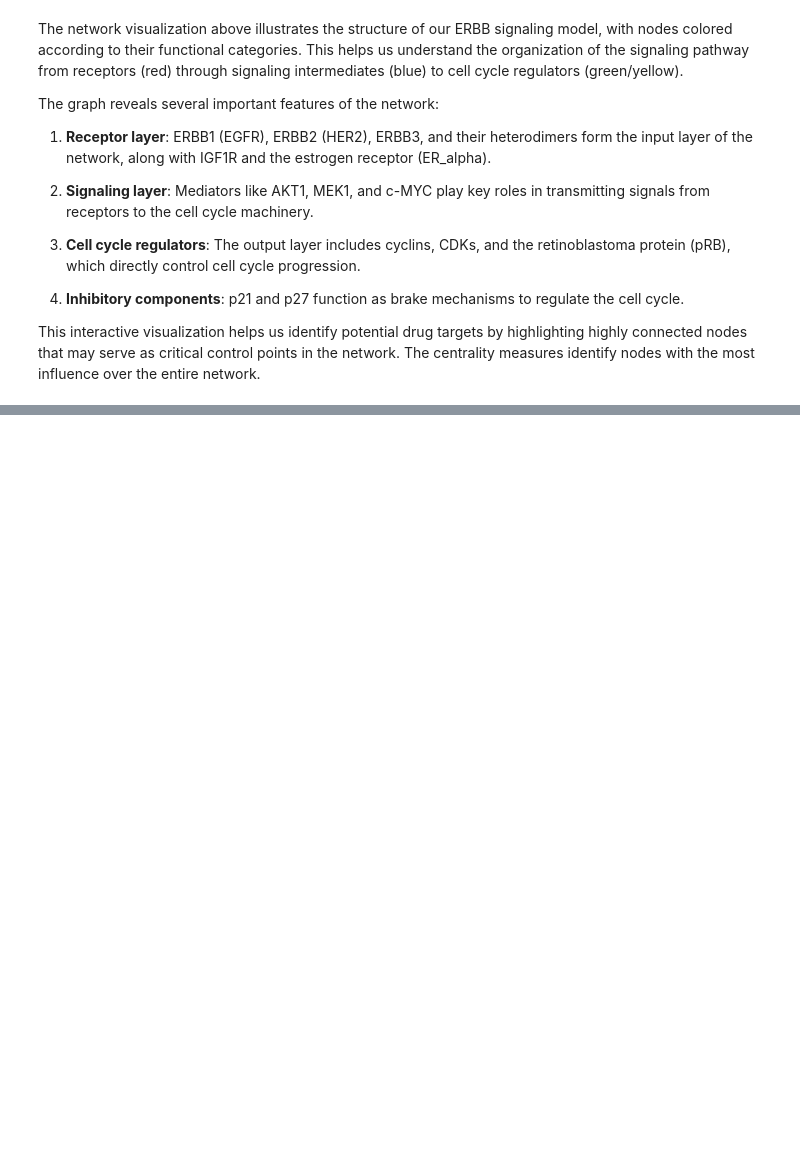
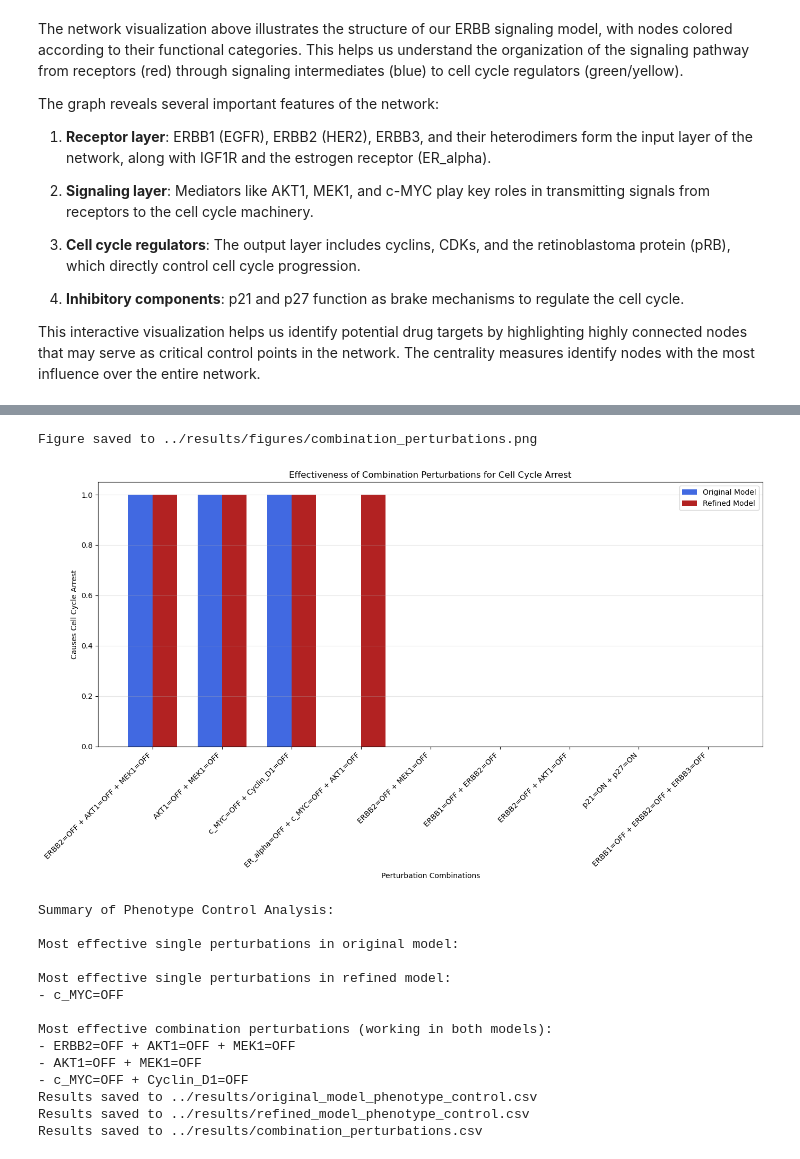
Before and after one commit to rauldd-sys/erbb-signaling-analysis, a Jupyter notebook: notebooks/ERBB_signaling_analysis.ipynb, the cells around one changed output, grey strips where cells are left out. Saved outputs shown, nothing was run; the diff lists cells and outputs as text; code cells hidden in the pictures; blank space fills up the shorter version.

```diff
--- a/notebooks/ERBB_signaling_analysis.ipynb
+++ b/notebooks/ERBB_signaling_analysis.ipynb
@@ -1081,0 +1439,78 @@ This interactive visualization helps us identify potential drug targets by highl
+# %%
+# Visualize the effectiveness of combination perturbations
+plt.figure(figsize=(14, 8))
+
+# Filter for perturbations that cause arrest
+original_combo_arrests = original_combo_df[original_combo_df['causes_arrest'] == True]
+refined_combo_arrests = refined_combo_df[refined_combo_df['causes_arrest'] == True]
+
+# Combine data for plotting
+combined_df = pd.DataFrame({
+    'combination': list(set(original_combo_df['combination']).union(set(refined_combo_df['combination']))),
+})
+
+combined_df['original_arrest'] = combined_df['combination'].apply(
+    lambda x: 1 if x in set(original_combo_arrests['combination']) else 0
+)
+combined_df['refined_arrest'] = combined_df['combination'].apply(
+    lambda x: 1 if x in set(refined_combo_arrests['combination']) else 0
+)
+
+# Sort by effectiveness (combinations that work in both models first)
+combined_df['effectiveness'] = combined_df['original_arrest'] + combined_df['refined_arrest']
+combined_df = combined_df.sort_values('effectiveness', ascending=False)
+
+# Plot the results
+x = np.arange(len(combined_df))
+width = 0.35
+
+plt.bar(x - width/2, combined_df['original_arrest'], width, label='Original Model', color='royalblue')
+plt.bar(x + width/2, combined_df['refined_arrest'], width, label='Refined Model', color='firebrick')
+
+plt.title('Effectiveness of Combination Perturbations for Cell Cycle Arrest')
+plt.xlabel('Perturbation Combinations')
+plt.ylabel('Causes Cell Cycle Arrest')
+plt.xticks(x, combined_df['combination'], rotation=45, ha='right')
+plt.legend()
+plt.grid(axis='y', alpha=0.3)
+plt.tight_layout()
+
+save_visualization(plt.gcf(), '../results/figures/combination_perturbations.png')
+plt.show()
+
+# Generate a summary of the most effective interventions
+print("\nSummary of Phenotype Control Analysis:")
+print("\nMost effective single perturbations in original model:")
+for pert in original_arrests['perturbation']:
+    print(f"- {pert}")
+
+print("\nMost effective single perturbations in refined model:")
+for pert in refined_arrests['perturbation']:
+    print(f"- {pert}")
+
+print("\nMost effective combination perturbations (working in both models):")
+effective_in_both = combined_df[combined_df['effectiveness'] == 2]['combination'].tolist()
+for combo in effective_in_both:
+    print(f"- {combo}")
+
+# Save results for both models
+save_results(original_pc_df, '../results/original_model_phenotype_control.csv')
+save_results(refined_pc_df, '../results/refined_model_phenotype_control.csv')
+save_results(combined_df, '../results/combination_perturbations.csv')
+# %% [output]
+Figure saved to ../results/figures/combination_perturbations.png
+[figure, added]
+Summary of Phenotype Control Analysis:
+
+Most effective single perturbations in original model:
+
+Most effective single perturbations in refined model:
+- c_MYC=OFF
+
+Most effective combination perturbations (working in both models):
+- ERBB2=OFF + AKT1=OFF + MEK1=OFF
+- AKT1=OFF + MEK1=OFF
+- c_MYC=OFF + Cyclin_D1=OFF
+Results saved to ../results/original_model_phenotype_control.csv
+Results saved to ../results/refined_model_phenotype_control.csv
+Results saved to ../results/combination_perturbations.csv
```
Also changed, not shown: parts of 20 cells of this notebook, 13 other files.
